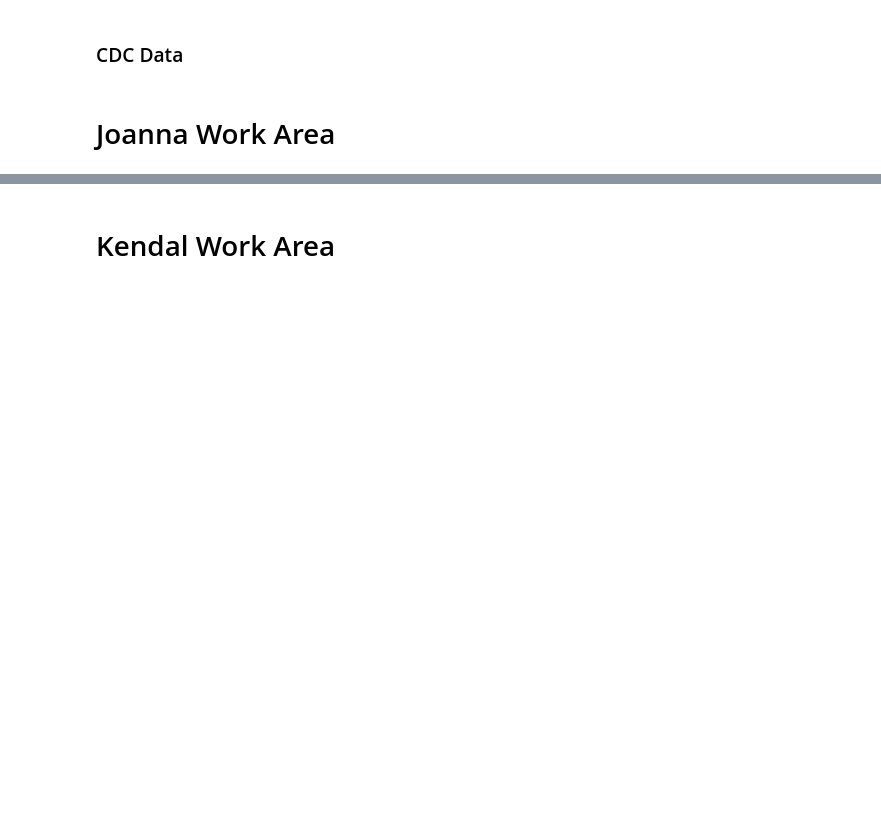
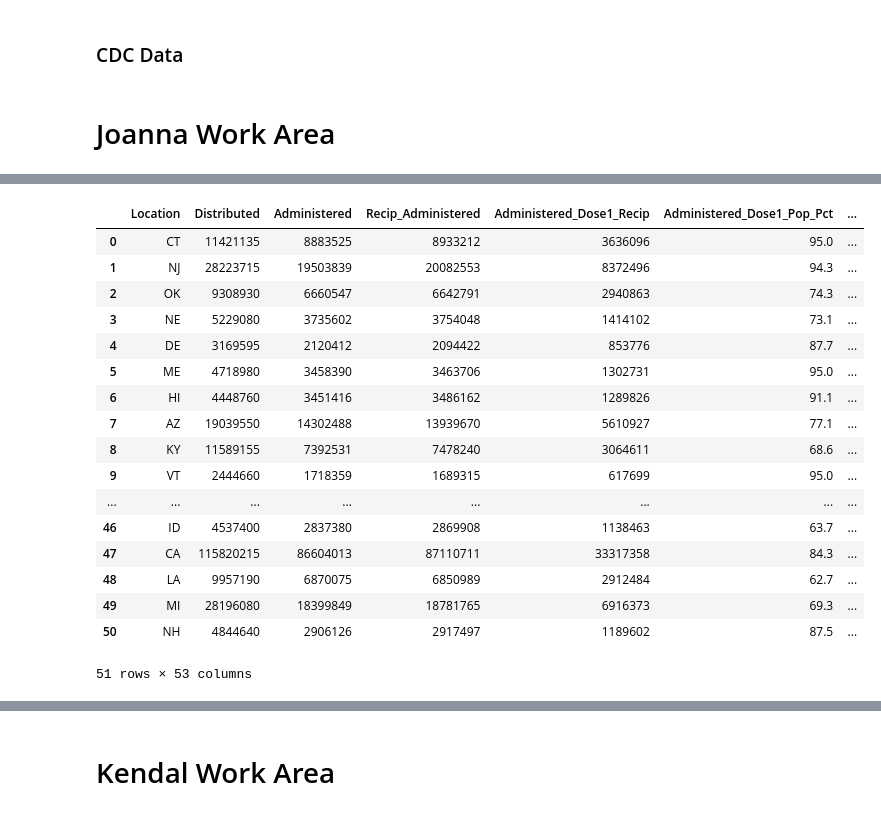
Before and after one commit to Evdawg/Project_1_Covid_Data, a Jupyter notebook: Project_1_covid.ipynb, the cells around one changed output, grey strips where cells are left out. Cells and saved outputs as stored; diff of their text form; code cells hidden in the pictures; blank space fills up the shorter version.

```diff
--- a/Project_1_covid.ipynb
+++ b/Project_1_covid.ipynb
@@ -353,0 +295,40 @@ vac_secondbooster_df
+# %%
+# remove commas from numeric columns
+# convert numeric columns to correct type
+vac_df = vac_df.replace(',','', regex=True)
+numeric_cols = ["Distributed", "Administered", "Recip_Administered", "Administered_Dose1_Recip", "Administered_Dose1_Pop_Pct",
+                "Administered_Dose1_Recip_5Plus", "Administered_Dose1_Recip_5PlusPop_Pct", "Administered_Dose1_Recip_12Plus",
+                "Administered_Dose1_Recip_12PlusPop_Pct", "Administered_Dose1_Recip_18Plus",
+                "Administered_Dose1_Recip_18PlusPop_Pct", "Administered_Dose1_Recip_65Plus",
+                "Administered_Dose1_Recip_65PlusPop_Pct", "Series_Complete_Yes", "Series_Complete_Pop_Pct",
+                "Series_Complete_5Plus", "Series_Complete_12Plus", "Series_Complete_12PlusPop_Pct", "Series_Complete_18Plus",
+                "Series_Complete_18PlusPop_Pct", "Series_Complete_65Plus", "Series_Complete_65PlusPop_Pct", "Additional_Doses",
+                "Additional_Doses_Vax_Pct", "Additional_Doses_5Plus", "Additional_Doses_5Plus_Vax_Pct", "Additional_Doses_12Plus",
+                "Additional_Doses_12Plus_Vax_Pct", "Additional_Doses_18Plus", "Additional_Doses_18Plus_Vax_Pct",
+                "Additional_Doses_50Plus", "Additional_Doses_50Plus_Vax_Pct", "Additional_Doses_65Plus",
+                "Additional_Doses_65Plus_Vax_Pct", "Second_Booster_50Plus", "Second_Booster_50Plus_Vax_Pct",
+                "Second_Booster_65Plus", "Second_Booster_65Plus_Vax_Pct", "Second_Booster_Janssen",
+                "Second_Booster_Moderna", "Second_Booster_Pfizer", "Second_Booster_Unk_Manuf", "Administered_Bivalent",
+                "Bivalent_Booster_5Plus", "Bivalent_Booster_5Plus_Pop_Pct", "Bivalent_Booster_12Plus",
+                "Bivalent_Booster_12Plus_Pop_Pct", "Bivalent_Booster_18Plus", "Bivalent_Booster_18Plus_Pop_Pct"]
+vac_df[numeric_cols] = vac_df[numeric_cols].apply(pd.to_numeric)
+vac_df
+# %% [output]
+|  | Location | Distributed | Administered | Recip_Administered | Administered_Dose1_Recip | Administered_Dose1_Pop_Pct | ... |
+| 0 | CT | 11421135 | 8883525 | 8933212 | 3636096 | 95.0 | ... |
+| 1 | NJ | 28223715 | 19503839 | 20082553 | 8372496 | 94.3 | ... |
+| 2 | OK | 9308930 | 6660547 | 6642791 | 2940863 | 74.3 | ... |
+| 3 | NE | 5229080 | 3735602 | 3754048 | 1414102 | 73.1 | ... |
+| 4 | DE | 3169595 | 2120412 | 2094422 | 853776 | 87.7 | ... |
+| 5 | ME | 4718980 | 3458390 | 3463706 | 1302731 | 95.0 | ... |
+| 6 | HI | 4448760 | 3451416 | 3486162 | 1289826 | 91.1 | ... |
+| 7 | AZ | 19039550 | 14302488 | 13939670 | 5610927 | 77.1 | ... |
+| 8 | KY | 11589155 | 7392531 | 7478240 | 3064611 | 68.6 | ... |
+| 9 | VT | 2444660 | 1718359 | 1689315 | 617699 | 95.0 | ... |
+| ... | ... | ... | ... | ... | ... | ... | ... |
+| 46 | ID | 4537400 | 2837380 | 2869908 | 1138463 | 63.7 | ... |
+| 47 | CA | 115820215 | 86604013 | 87110711 | 33317358 | 84.3 | ... |
+| 48 | LA | 9957190 | 6870075 | 6850989 | 2912484 | 62.7 | ... |
+| 49 | MI | 28196080 | 18399849 | 18781765 | 6916373 | 69.3 | ... |
+| 50 | NH | 4844640 | 2906126 | 2917497 | 1189602 | 87.5 | ... |
+51 rows × 53 columns
```
Also changed, not shown: parts of 22 cells of this notebook.
